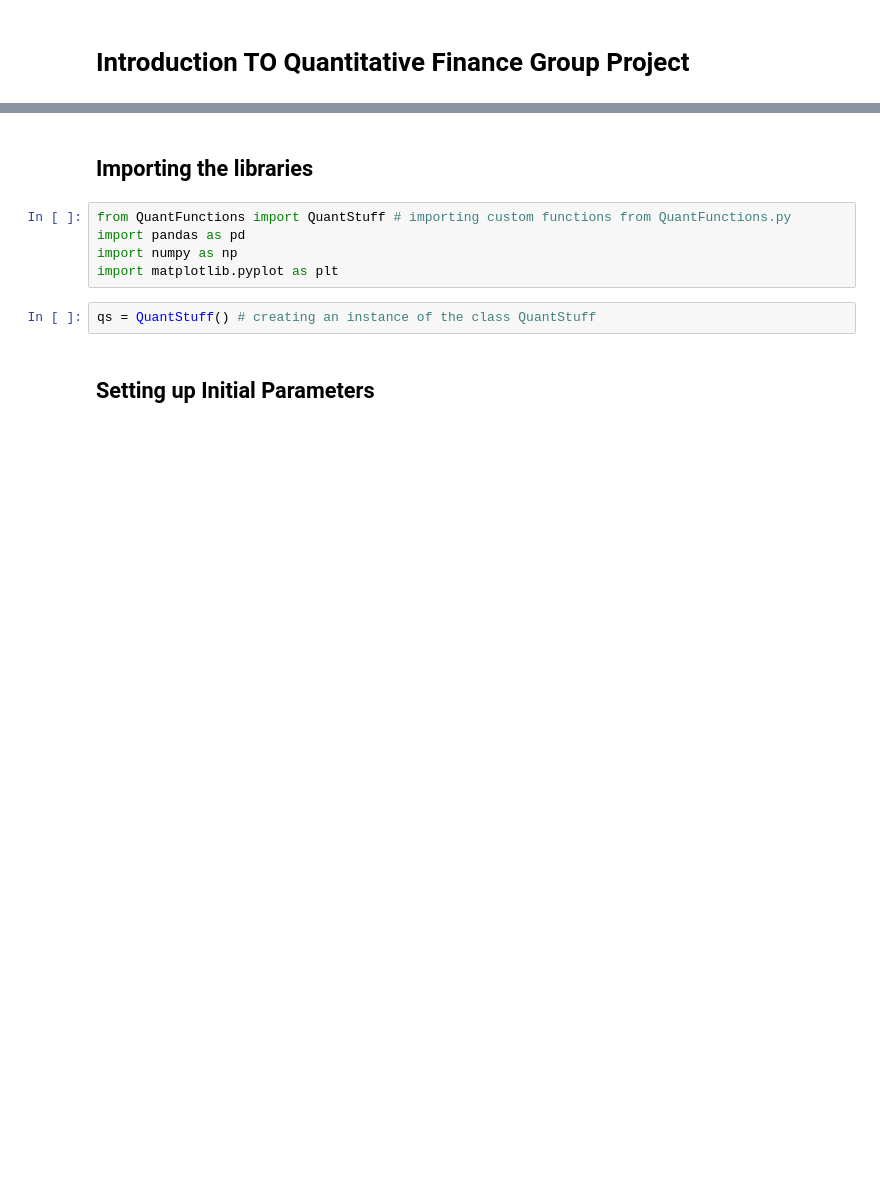
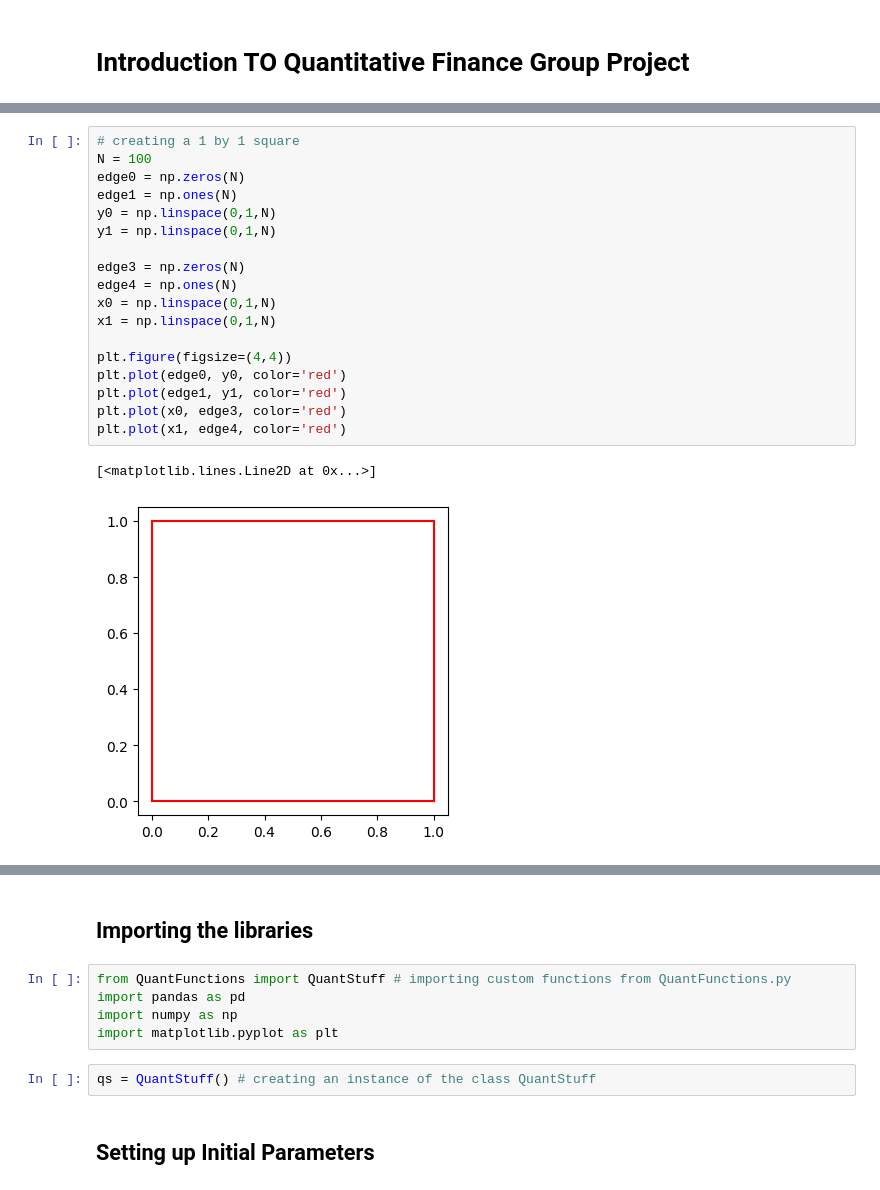
Before and after one commit to rfals/Intro-To-Quant-Finance-Project, a Jupyter notebook: FinalDeliverable.ipynb, the cells around one changed output, grey strips where cells are left out. Saved outputs shown, nothing was run; the diff lists cells and outputs as text; blank space fills up the shorter version.

```diff
--- a/FinalDeliverable.ipynb
+++ b/FinalDeliverable.ipynb
@@ -2,0 +78,21 @@
+# %%
+# creating a 1 by 1 square
+N = 100
+edge0 = np.zeros(N)
+edge1 = np.ones(N)
+y0 = np.linspace(0,1,N)
+y1 = np.linspace(0,1,N)
+
+edge3 = np.zeros(N)
+edge4 = np.ones(N)
+x0 = np.linspace(0,1,N)
+x1 = np.linspace(0,1,N)
+
+plt.figure(figsize=(4,4))
+plt.plot(edge0, y0, color='red')
+plt.plot(edge1, y1, color='red')
+plt.plot(x0, edge3, color='red')
+plt.plot(x1, edge4, color='red')
+# %% [output]
+[<matplotlib.lines.Line2D at 0x...>]
+[figure, added]
```
Also changed, not shown: parts of 23 cells of this notebook.
